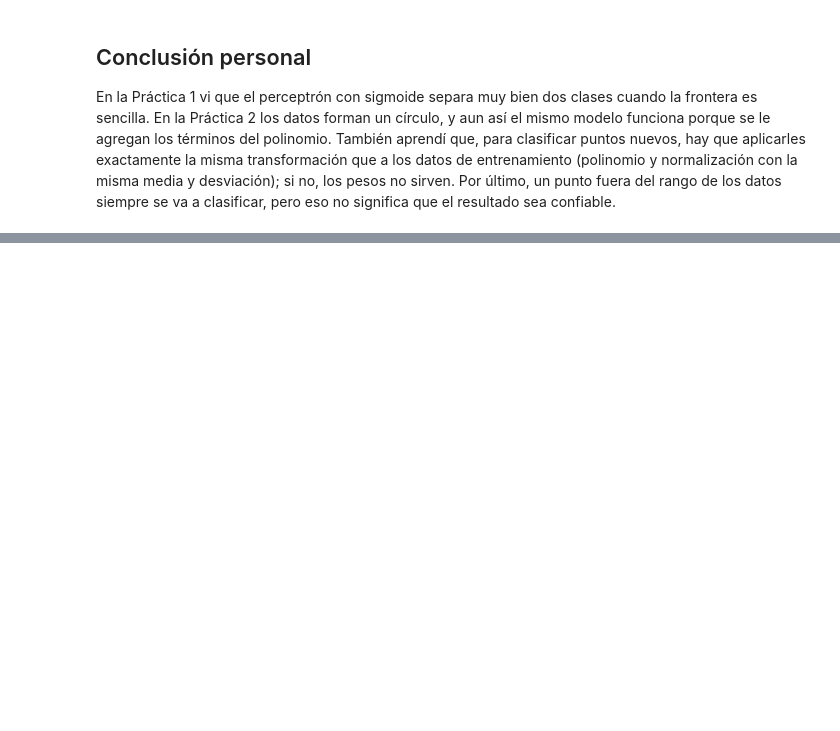
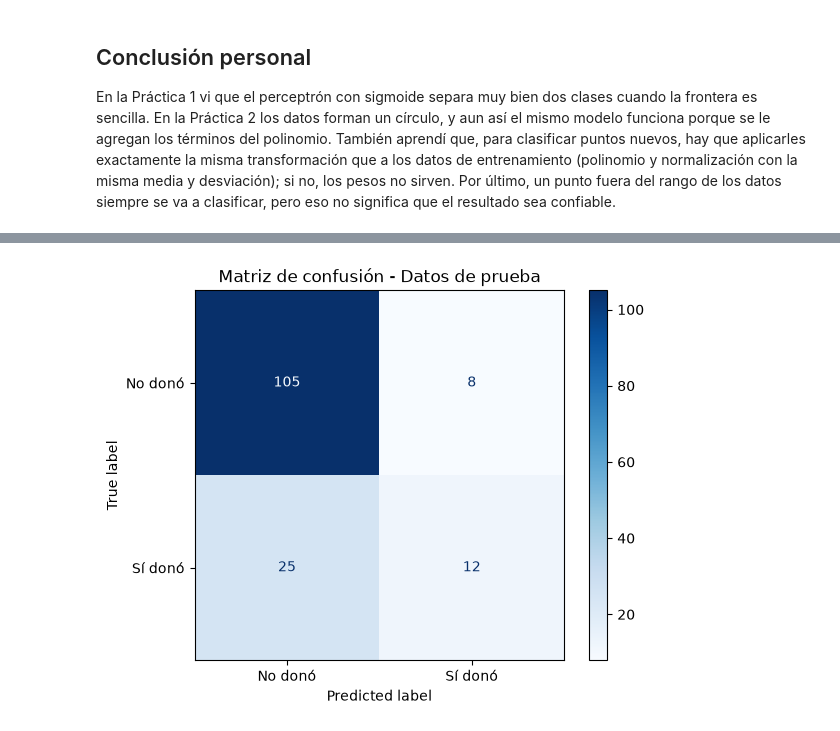
Before and after one commit to DayanniGodoy/MIA, a Jupyter notebook: Tarea 6_MIA.ipynb, the cells around one changed output, grey strips where cells are left out. Saved outputs shown, nothing was run; the diff lists cells and outputs as text; code cells hidden in the pictures; blank space fills up the shorter version.

```diff
--- a/Tarea 6_MIA.ipynb
+++ b/Tarea 6_MIA.ipynb
@@ -218,0 +350,12 @@ En la Práctica 1 vi que el perceptrón con sigmoide separa muy bien dos clases
+# %%
+W = np.zeros(Xa.shape[1])                # Pesos inicializados en cero
+
+print("Optimizando pesos...")
+options = {'maxiter': 1000, 'disp': True}
+resultado = opt.minimize(func_costo, W, args=(Xa, Ytrain),   # Se usa Ytrain: mismas filas que Xa
+                         method='BFGS', jac=True, options=options)
+
+Wopt = resultado.x.reshape(-1, 1)        # Pesos óptimos
+Jopt = resultado.fun                     # Costo final
+print(f"Pesos = \n{Wopt}")
+print(f"J_opt = {Jopt}")
@@ -218,0 +382,17 @@ En la Práctica 1 vi que el perceptrón con sigmoide separa muy bien dos clases
+# %%
+# --- Entrenamiento ---
+Yg_train = np.round(sigmoide(Xa @ Wopt))             # Clase predicha (0 o 1)
+TP, TN, FP, FN, Accu, Pre, Rec = metricas(Ytrain, Yg_train)
+print("Entrenamiento")
+print(f"  TP={TP} | TN={TN} | FP={FP} | FN={FN}")
+print(f"  Falsos Positivos | Falsos Negativos: [{FP}, {FN}]")
+
+# --- Prueba (datos que el modelo nunca vio) ---
+Yg_test = np.round(sigmoide(Xatest @ Wopt))
+TPt, TNt, FPt, FNt, Accut, Pret, Rect = metricas(Ytest, Yg_test)
+print("Prueba")
+print(f"  TP={TPt} | TN={TNt} | FP={FPt} | FN={FNt}")
+
+print("\nComparativa [Accuracy | Precision | Recall]:")
+print(f"  Entrenamiento: [{Accu:.4f} | {Pre:.4f} | {Rec:.4f}]")
+print(f"  Prueba:        [{Accut:.4f} | {Pret:.4f} | {Rect:.4f}]")
@@ -218,0 +409,8 @@ En la Práctica 1 vi que el perceptrón con sigmoide separa muy bien dos clases
+# %%
+# Matriz de confusión de los datos de prueba
+cm = confusion_matrix(Ytest.flatten().astype(int), Yg_test.flatten().astype(int))
+ConfusionMatrixDisplay(confusion_matrix=cm, display_labels=["No donó", "Sí donó"]).plot(cmap="Blues", values_format="d")
+plt.title("Matriz de confusión - Datos de prueba")
+plt.show()
+# %% [output]
+[figure, added]
```
Also changed, not shown: parts of 13 cells of this notebook.
